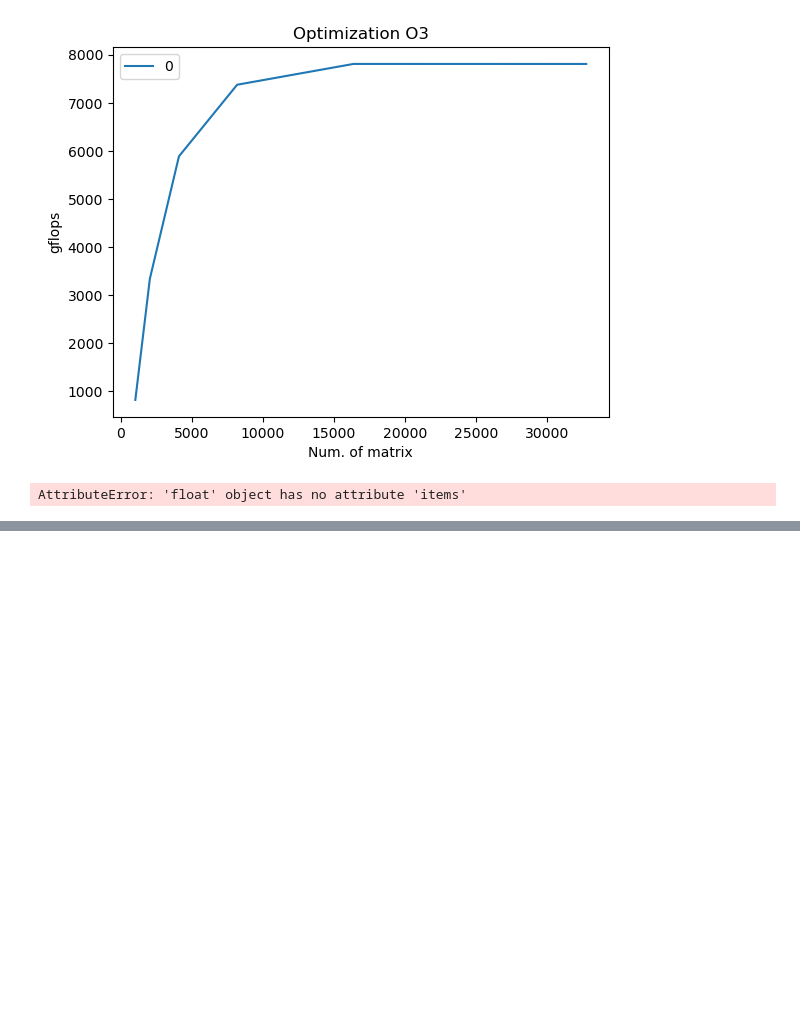
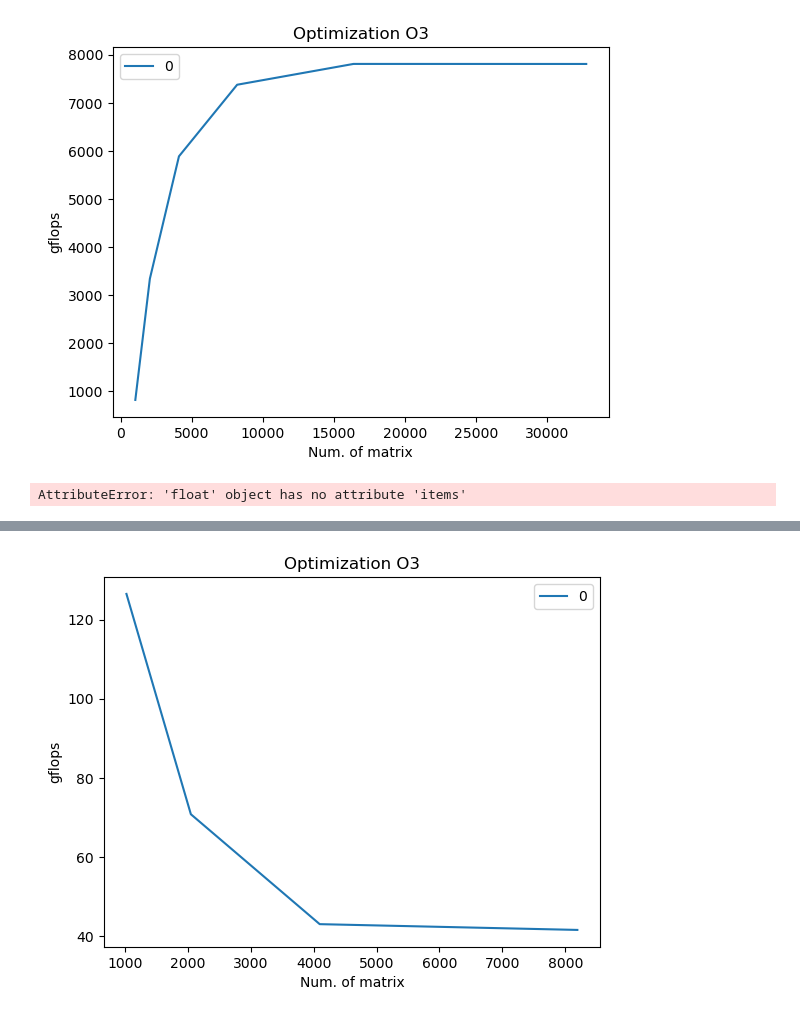
Before and after one commit to DanLip02/HPC_HSE, a Jupyter notebook: Cuda/graphs.ipynb, the cells around one changed output, grey strips where cells are left out. Drawn from its saved outputs; the diff is of its cells as text; code cells hidden in the pictures; blank space fills up the shorter version.

```diff
--- a/Cuda/graphs.ipynb
+++ b/Cuda/graphs.ipynb
@@ -131,0 +359,24 @@ AttributeError: 'float' object has no attribute 'items'
+# %%
+result_dict_time = {}
+for key, vals in dict_avar.items():
+    if key not in result_dict_time:
+        result_dict_time[key] = []
+    result_dict_time[key] = dict_avar[key]
+
+df_avat_1 = pd.DataFrame([(2 * 1024 ** 3) / ((150.110046 / 1000) * 10 ** 9),
+                        (2 * 2048 ** 3) / ((550.740900 / 1000) * 10 ** 9),
+                        (2 * 4096 ** 3) / ((3000.005054 / 1000) * 10 ** 9),
+                        (2 * 8192 ** 3) / ((22893.885851 / 1000) * 10 ** 9)], index=result_dict_time.keys())
+
+df_avat = pd.DataFrame([(2 * 1024 ** 3) / ((16.97 / 1000) * 10 ** 9),
+                        (2 * 2048 ** 3) / ((242.740900 / 1000) * 10 ** 9),
+                        (2 * 4096 ** 3) / ((3200.005054 / 1000) * 10 ** 9),
+                        (2 * 8192 ** 3) / ((26500.885851 / 1000) * 10 ** 9)], index=result_dict_time.keys())
+# %%
+df_avat.plot()
+plt.title("Optimization O3")
+plt.xlabel("Num. of matrix")
+plt.ylabel("gflops")
+plt.show()
+# %% [output]
+[figure, added]
```
Also changed, not shown: parts of 7 cells of this notebook, 19 other files.
